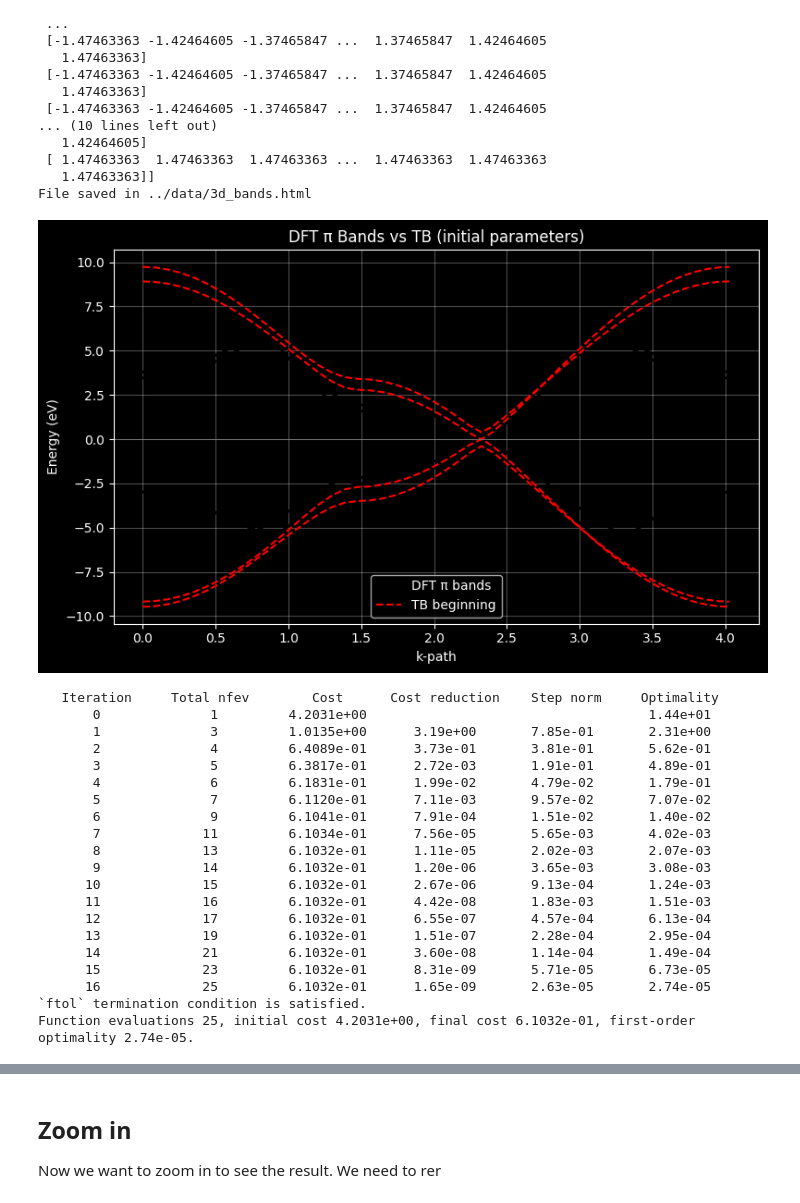
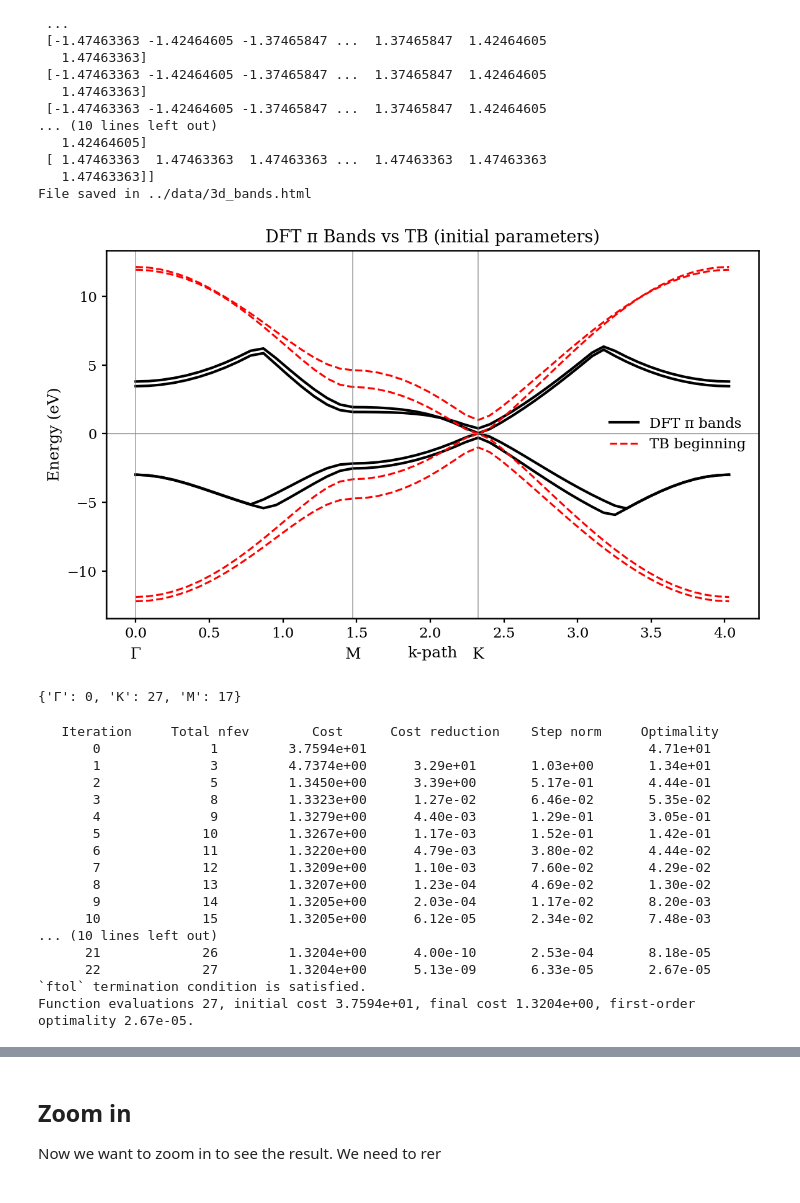
Before and after one commit to NexganGH/DFT_QMB, a Jupyter notebook: 2_graphene_bilayers/scripts/tight_binding/scripts/full_workflow.ipynb, the cells around one changed output, grey strips where cells are left out. Cells and saved outputs as stored; diff of their text form; code cells hidden in the pictures.

Commit message:
Created many plots.

```diff
--- a/2_graphene_bilayers/scripts/tight_binding/scripts/full_workflow.ipynb
+++ b/2_graphene_bilayers/scripts/tight_binding/scripts/full_workflow.ipynb
@@ -45,8 +45,8 @@ import numpy as np
 importlib.reload(tb_bands)
 
 theta0 = np.array([
-            3.1,  # gamma0
-            0.39,  # gamma1
+            4,#3.1,  # gamma0
+            1,#0.39,  # gamma1
             0.315,  # gamma3
             0.044,  # gamma4
             0.0, 0.0, 0.0, 0.0  # epsA1, epsB1, epsA2, epsB2
@@ -73,59 +73,67 @@ manager.create_3d_plot(theta0, kpts, sp_idx, sp_kpts)
    1.47463363]]
 File saved in ../data/3d_bands.html
 # %%
-from bandplot import plot_bands
+import importlib
+import common.mpl_style
+import bandplot
+
+importlib.reload(common.mpl_style)
+importlib.reload(bandplot)
 
 # Compute TB bands:
 E_tb_0 = manager.tb_bands(kpts, theta0)
 
 # Number of bands in the DFT π set
 nb = E_pi.shape[1]
 
 bands = {
     "DFT π bands": {
         "E": E_pi,         # shape (Nk, nb)
         "color": "k",
         "ls": "-",
         "lw": 2,
     },
     "TB beginning": {
         "E": E_tb_0[:, :nb],   # match π bands only
         "color": "r",
         "ls": "--",
         "lw": 1.5,
     }
 }
 
-plot_bands(kpts, bands,
-           title="DFT π Bands vs TB (initial parameters)")
+bandplot.plot_bands(kpts, bands,
+           title="DFT π Bands vs TB (initial parameters)", special_points=sp_idx)
 # %% [output]
-[figure, old version]
+[figure, new version]
+# %%
+sp_idx
+# %% [output]
+{'Γ': 0, 'K': 27, 'M': 17}
 # %%
-from tb_parameters_optimizer import optimize
+import tb_parameters_optimizer
+importlib.reload(tb_parameters_optimizer)
+
 E_pi_ordered = E_pi[:, [2, 0, 1, 3]] # IMPORTANT! Must reorder bands so that they match from the two models.
 
-theta_fit = optimize(manager, theta0, kpts, E_pi_ordered, 0.5, 1.5)
+theta_fit, theta_err = tb_parameters_optimizer.optimize(manager, theta0, kpts, E_pi_ordered, 1.75, 3)
 # %% [output]
    Iteration     Total nfev        Cost      Cost reduction    Step norm     Optimality
-       0              1         4.2031e+00                                    1.44e+01
-       1              3         1.0135e+00      3.19e+00       7.85e-01       2.31e+00
-       2              4         6.4089e-01      3.73e-01       3.81e-01       5.62e-01
-       3              5         6.3817e-01      2.72e-03       1.91e-01       4.89e-01
-       4              6         6.1831e-01      1.99e-02       4.79e-02       1.79e-01
-       5              7         6.1120e-01      7.11e-03       9.57e-02       7.07e-02
-       6              9         6.1041e-01      7.91e-04       1.51e-02       1.40e-02
-       7             11         6.1034e-01      7.56e-05       5.65e-03       4.02e-03
-       8             13         6.1032e-01      1.11e-05       2.02e-03       2.07e-03
-       9             14         6.1032e-01      1.20e-06       3.65e-03       3.08e-03
-      10             15         6.1032e-01      2.67e-06       9.13e-04       1.24e-03
-      11             16         6.1032e-01      4.42e-08       1.83e-03       1.51e-03
-      12             17         6.1032e-01      6.55e-07       4.57e-04       6.13e-04
-      13             19         6.1032e-01      1.51e-07       2.28e-04       2.95e-04
-      14             21         6.1032e-01      3.60e-08       1.14e-04       1.49e-04
-      15             23         6.1032e-01      8.31e-09       5.71e-05       6.73e-05
-      16             25         6.1032e-01      1.65e-09       2.63e-05       2.74e-05
+       0              1         3.7594e+01                                    4.71e+01
+       1              3         4.7374e+00      3.29e+01       1.03e+00       1.34e+01
+       2              5         1.3450e+00      3.39e+00       5.17e-01       4.44e-01
+       3              8         1.3323e+00      1.27e-02       6.46e-02       5.35e-02
+       4              9         1.3279e+00      4.40e-03       1.29e-01       3.05e-01
+       5             10         1.3267e+00      1.17e-03       1.52e-01       1.42e-01
+       6             11         1.3220e+00      4.79e-03       3.80e-02       4.44e-02
+       7             12         1.3209e+00      1.10e-03       7.60e-02       4.29e-02
+       8             13         1.3207e+00      1.23e-04       4.69e-02       1.30e-02
+       9             14         1.3205e+00      2.03e-04       1.17e-02       8.20e-03
+      10             15         1.3205e+00      6.12e-05       2.34e-02       7.48e-03
+... (10 lines left out)
+      21             26         1.3204e+00      4.00e-10       2.53e-04       8.18e-05
+      22             27         1.3204e+00      5.13e-09       6.33e-05       2.67e-05
 `ftol` termination condition is satisfied.
-Function evaluations 25, initial cost 4.2031e+00, final cost 6.1032e-01, first-order optimality 2.74e-05.
+Function evaluations 27, initial cost 3.7594e+01, final cost 1.3204e+00, first-order optimality 2.67e-05.
 # %%
 import matplotlib.pyplot as plt
 import numpy as np
```
Also changed, not shown: parts of 13 cells of this notebook, 20 other files.
